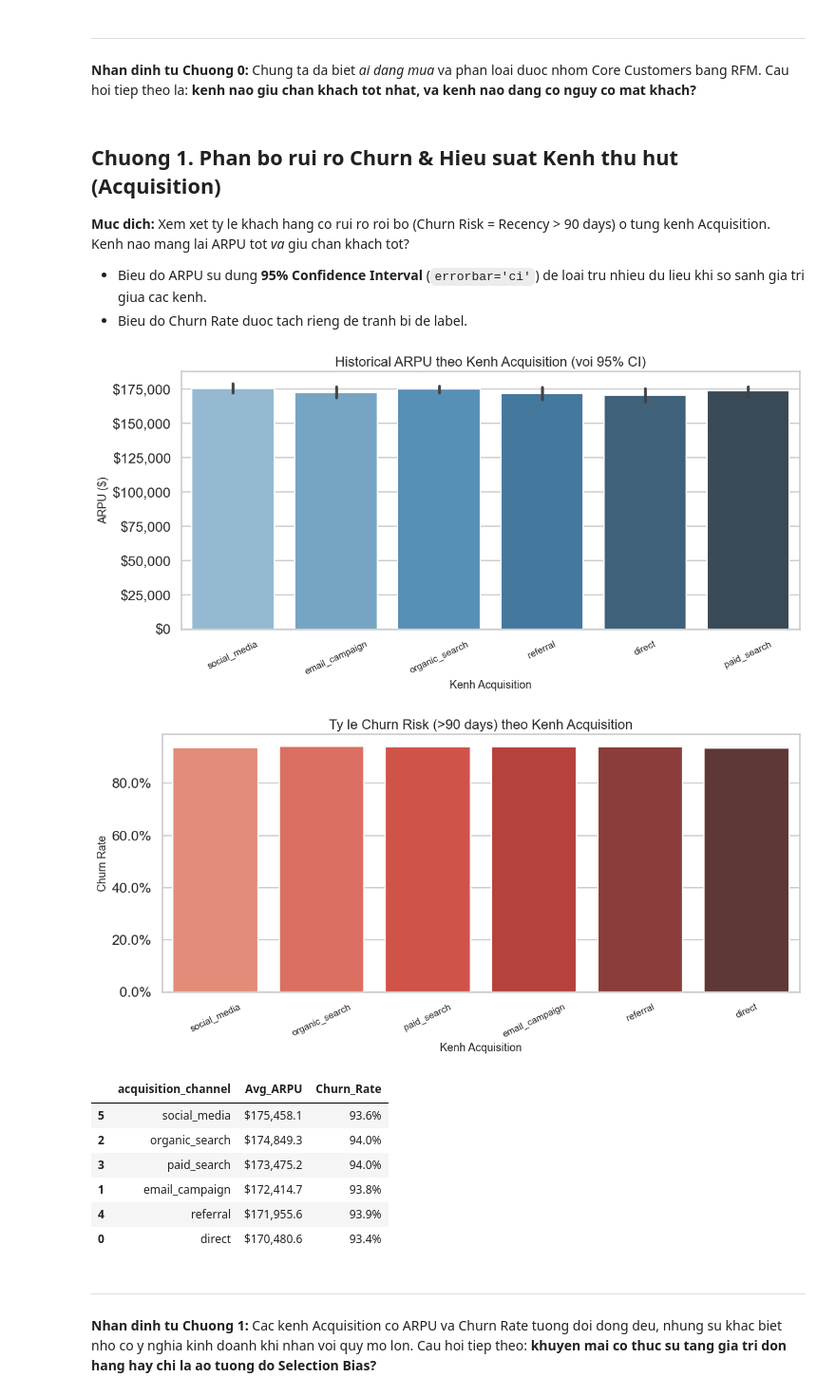
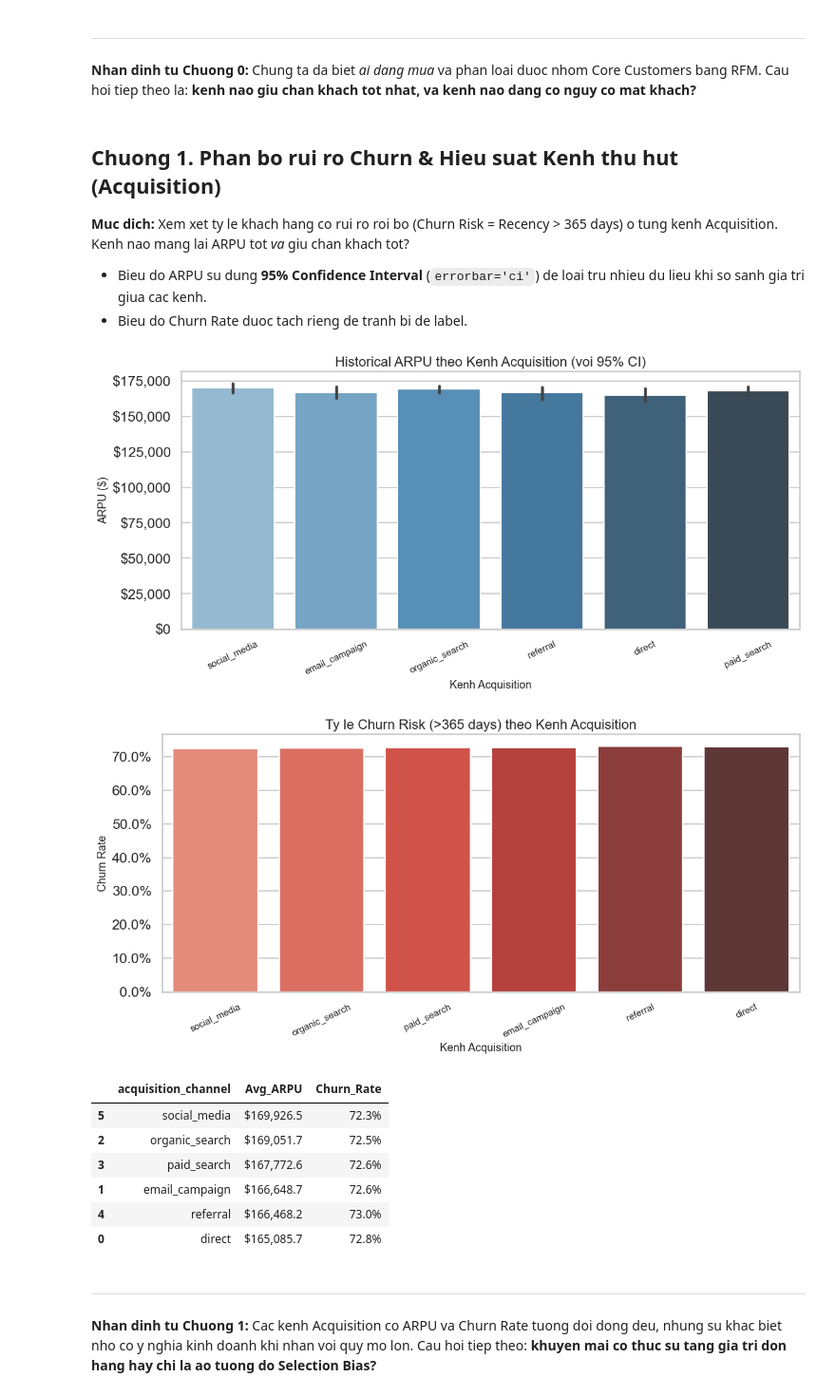
Before and after one commit to huytdqhe180383/Datathon_2026_Vin, a Jupyter notebook: notebooks/data_storytelling.ipynb, the cells around one changed output. Shown at 95% size. Cells and saved outputs as stored; diff of their text form; code cells hidden in the pictures.

```diff
--- a/notebooks/data_storytelling.ipynb
+++ b/notebooks/data_storytelling.ipynb
@@ -55,6 +55,12 @@ order_value = (
     )
 )
 
+# Khau tru hoan tien (refund_amount) khoi net_revenue de ra doanh thu thuc te
+returns_summary = returns.groupby("order_id", as_index=False)["refund_amount"].sum()
+order_value = order_value.merge(returns_summary, on="order_id", how="left")
+order_value["refund_amount"] = order_value["refund_amount"].fillna(0.0)
+order_value["final_revenue"] = order_value["net_revenue"] - order_value["refund_amount"]
+
 orders_enriched = orders.merge(order_value, on="order_id", how="left")
 cols_to_merge = ["customer_id", "acquisition_channel", "age_group", "city"]
 orders_enriched = orders_enriched.merge(
@@ -71,14 +77,14 @@ rfm = (
     .agg(
         last_order_date=("order_date", "max"),
         Frequency=("order_id", "nunique"),
-        Historical_ARPU=("net_revenue", "sum")
+        Historical_ARPU=("final_revenue", "sum")
     )
 )
 rfm["Recency"] = (max_date - rfm["last_order_date"]).dt.days
 rfm["Historical_ARPU_per_order"] = rfm["Historical_ARPU"] / rfm["Frequency"]
 
-# Dinh nghia Churn Risk: Recency > 90 days
-rfm["Churn_Risk"] = rfm["Recency"] > 90
+# Dinh nghia Churn Risk: Recency > 365 days
+rfm["Churn_Risk"] = rfm["Recency"] > 365
 
 # RFM Scoring (1-4, 4 la tot nhat; Recency 4 = gan day nhat)
 rfm["R_Score"] = pd.qcut(rfm["Recency"], q=4, labels=[4, 3, 2, 1], duplicates='drop')
@@ -239,7 +245,7 @@ plt.show()
 # %% [markdown]
 ## Chuong 1. Phan bo rui ro Churn & Hieu suat Kenh thu hut (Acquisition)
 
-**Muc dich:** Xem xet ty le khach hang co rui ro roi bo (Churn Risk = Recency > 90 days) o tung kenh Acquisition. Kenh nao mang lai ARPU tot *va* giu chan khach tot?
+**Muc dich:** Xem xet ty le khach hang co rui ro roi bo (Churn Risk = Recency > 365 days) o tung kenh Acquisition. Kenh nao mang lai ARPU tot *va* giu chan khach tot?
 
 - Bieu do ARPU su dung **95% Confidence Interval** (`errorbar='ci'`) de loai tru nhieu du lieu khi so sanh gia tri giua cac kenh.
 - Bieu do Churn Rate duoc tach rieng de tranh bi de label.
@@ -269,43 +275,43 @@ ax.set_xlabel("Kenh Acquisition", fontsize=13)
 ax.set_ylabel("ARPU ($)", fontsize=13)
 ax.tick_params(axis="x", rotation=25, labelsize=11)
 ax.yaxis.set_major_formatter(lambda x, pos: f"${x:,.0f}")
 plt.tight_layout()
 plt.show()
 
 # --- BIEU DO 2: Churn Rate theo Kenh (rieng biet) ---
 fig, ax = plt.subplots(figsize=(12, 6))
 sns.barplot(
     data=channel_metrics,
     x="acquisition_channel",
     y="Churn_Rate",
     hue="acquisition_channel",
     palette="Reds_d",
     legend=False,
     ax=ax,
 )
-ax.set_title("Ty le Churn Risk (>90 days) theo Kenh Acquisition", fontsize=16)
+ax.set_title("Ty le Churn Risk (>365 days) theo Kenh Acquisition", fontsize=16)
 ax.set_xlabel("Kenh Acquisition", fontsize=13)
 ax.set_ylabel("Churn Rate", fontsize=13)
 ax.tick_params(axis="x", rotation=25, labelsize=11)
 ax.yaxis.set_major_formatter(lambda x, pos: f"{x:.1%}")
 plt.tight_layout()
 plt.show()
 
 # Bang so sanh
 display(channel_metrics.style.format({
     "Avg_ARPU": "${:,.1f}",
     "Churn_Rate": "{:.1%}"
 }).background_gradient(cmap="Blues", subset=["Avg_ARPU"]).background_gradient(cmap="Reds", subset=["Churn_Rate"]))
 # %% [output]
-[figure, old version]
+[figure, new version]
-[figure, old version]
+[figure, new version]
 |  | acquisition_channel | Avg_ARPU | Churn_Rate |
-| 5 | social_media | $175,458.1 | 93.6% |
-| 2 | organic_search | $174,849.3 | 94.0% |
-| 3 | paid_search | $173,475.2 | 94.0% |
-| 1 | email_campaign | $172,414.7 | 93.8% |
-| 4 | referral | $171,955.6 | 93.9% |
-| 0 | direct | $170,480.6 | 93.4% |
+| 5 | social_media | $169,926.5 | 72.3% |
+| 2 | organic_search | $169,051.7 | 72.5% |
+| 3 | paid_search | $167,772.6 | 72.6% |
+| 1 | email_campaign | $166,648.7 | 72.6% |
+| 4 | referral | $166,468.2 | 73.0% |
+| 0 | direct | $165,085.7 | 72.8% |
 # %% [markdown]
 ---
 **Nhan dinh tu Chuong 1:** Cac kenh Acquisition co ARPU va Churn Rate tuong doi dong deu, nhung su khac biet nho co y nghia kinh doanh khi nhan voi quy mo lon. Cau hoi tiep theo: **khuyen mai co thuc su tang gia tri don hang hay chi la ao tuong do Selection Bias?**
```
Also changed, not shown: parts of 6 cells of this notebook, 24 other files.
